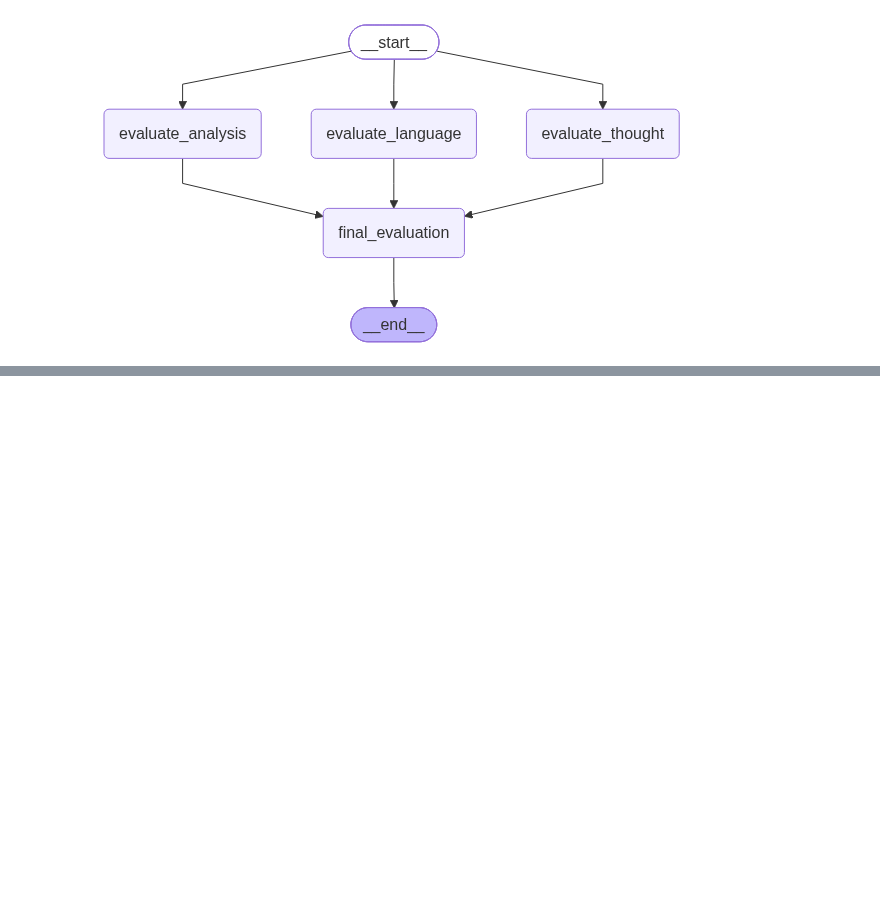
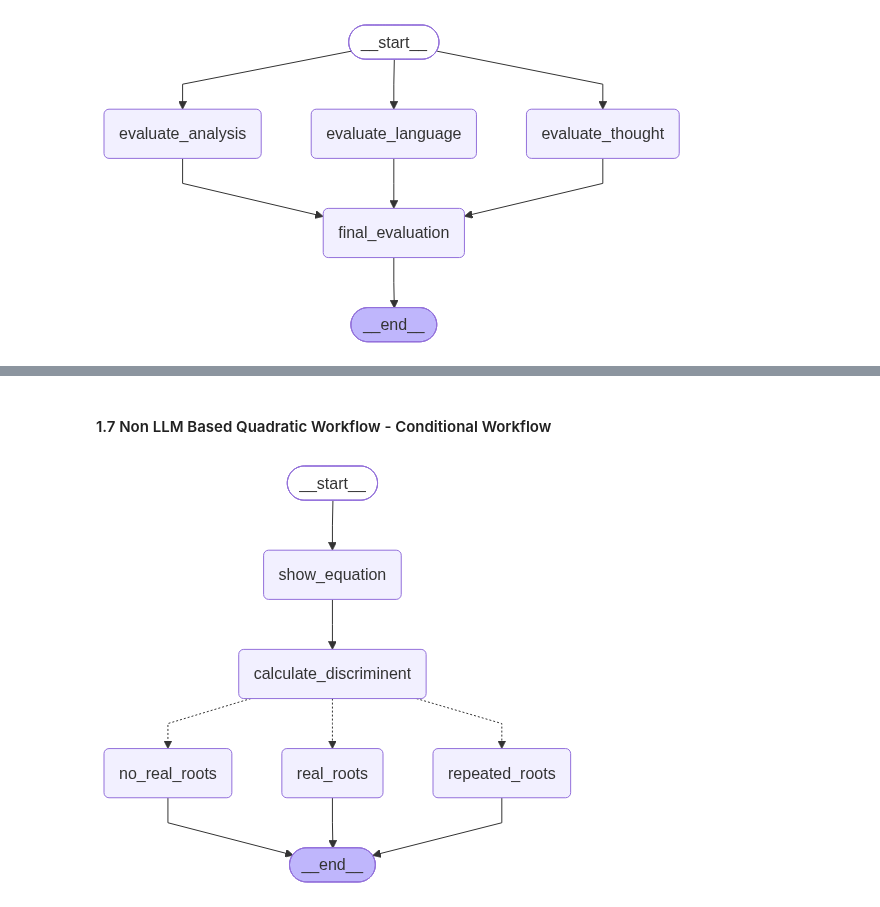
Before and after one commit to Shahrukh2016/LangChain_LangGraph_LangSmith_Revision, a Jupyter notebook: 2_Revision_LangGraph.ipynb, the cells around one changed output, grey strips where cells are left out. Saved outputs shown, nothing was run; the diff lists cells and outputs as text; code cells hidden in the pictures; blank space fills up the shorter version.

```diff
--- a/2_Revision_LangGraph.ipynb
+++ b/2_Revision_LangGraph.ipynb
@@ -457,0 +454,69 @@ workflow.invoke(initial_state)
+# %% [markdown]
+#### 1.7 Non LLM Based Quadratic Workflow - Conditional Workflow
+# %%
+#### Importing libraries
+from langgraph.graph import StateGraph, START, END
+from typing import TypedDict, Literal
+
+#### Defining graph state
+class QuadState(TypedDict):
+  a: int
+  b: int
+  c: int
+  equation: str
+  discriminent: float
+  result: str
+
+#### Defining functions
+def show_equation(state: QuadState):
+  equation = f'{state["a"]}x2+{state["b"]}x+{state["c"]}'
+  return {'equation': equation}
+
+def calculate_discriminent(state: QuadState):
+  discriminent = (state["b"]**2) - (4 * state["a"]) * (state["c"])
+  return {'discriminent' : discriminent}
+
+def real_roots(state: QuadState):
+  root1 = (-state["b"]+state["discriminent"]**0.5)/(2*state["a"])
+  root2 = (-state["b"]-state["discriminent"]**0.5)/(2*state["a"])
+  result = f'The roots are {root1} and {root2}'
+  return {'result' : result}
+
+def repeated_roots(state: QuadState):
+  root = (-state["b"])/(2*state["a"])
+  result = f'The only repeating root is {root}'
+  return {'result' : result}
+
+def no_real_roots(state: QuadState):
+  result = f'No real roots'
+  return {'result' : result}
+
+def check_condition(state: QuadState) -> Literal["real_roots", "repeated_roots", "no_real_roots"]:
+  if state['discriminent'] > 0:
+    return "real_roots"
+  elif state['discriminent'] == 0:
+    return "repeated_roots"
+  else:
+    return "no_real_roots"
+
+#### Defining graph
+graph = StateGraph(QuadState)
+
+graph.add_node("show_equation", show_equation)
+graph.add_node("calculate_discriminent", calculate_discriminent)
+graph.add_node("real_roots", real_roots)
+graph.add_node("repeated_roots", repeated_roots)
+graph.add_node("no_real_roots", no_real_roots)
+
+
+graph.add_edge(START, "show_equation")
+graph.add_edge("show_equation", "calculate_discriminent")
+graph.add_conditional_edges("calculate_discriminent", check_condition)
+graph.add_edge("real_roots", END)
+graph.add_edge("repeated_roots", END)
+graph.add_edge("no_real_roots", END)
+
+workflow = graph.compile()
+workflow
+# %% [output]
+[figure, added]
```
Also changed, not shown: parts of 8 cells of this notebook.
